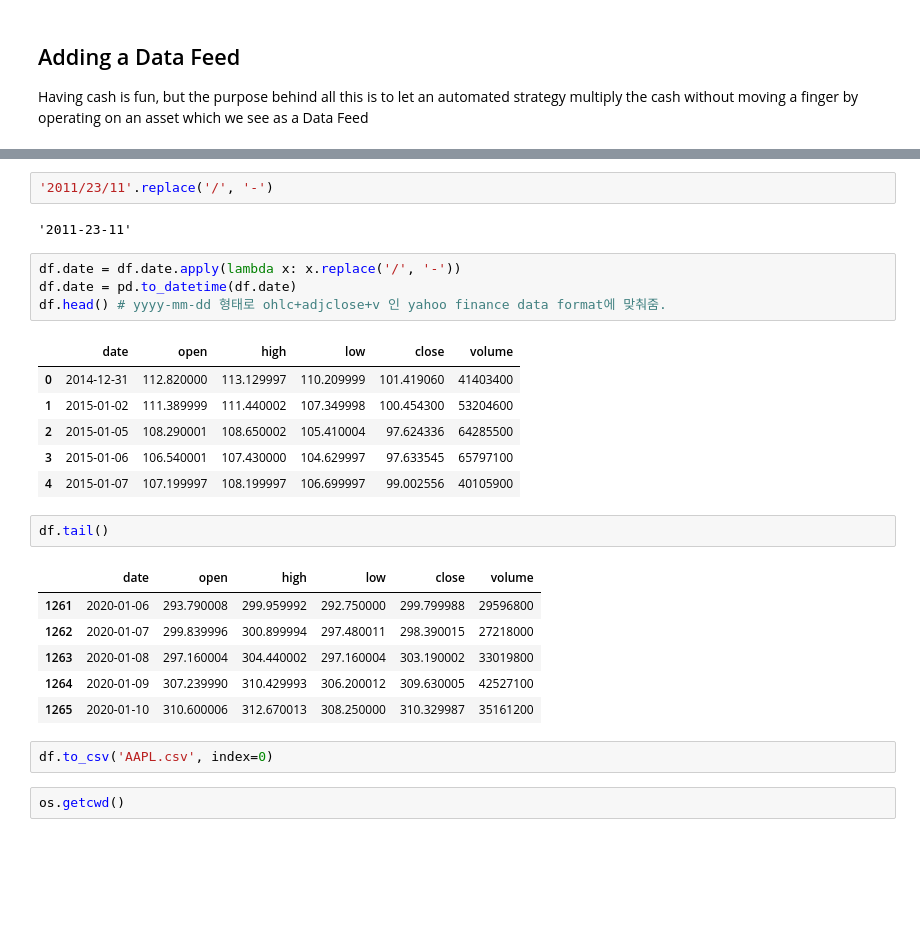
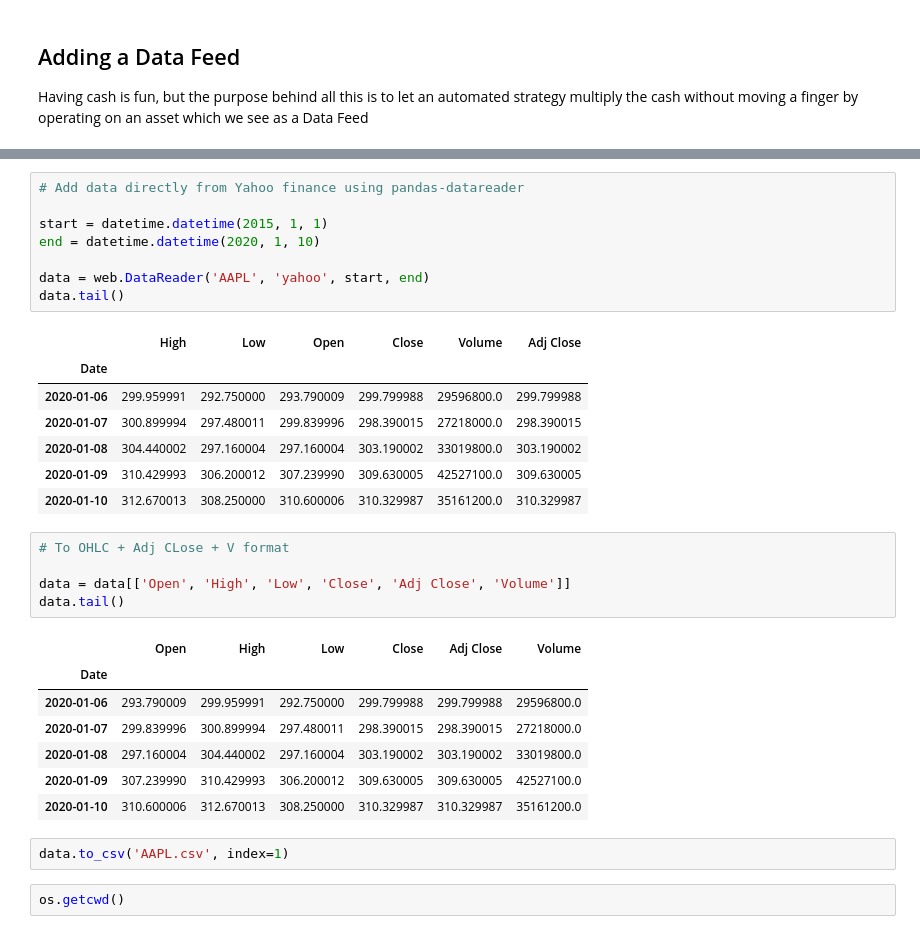
Before and after one commit to jaepil-choi/backtrader_tutorial, a Jupyter notebook: backtrader_tutorial.ipynb, the cells around one changed output, grey strips where cells are left out. Drawn from its saved outputs; the diff is of its cells as text; blank space fills up the shorter version.

```diff
--- a/backtrader_tutorial.ipynb
+++ b/backtrader_tutorial.ipynb
@@ -65,29 +62,34 @@ df.head()
-# %%
-'2011/23/11'.replace('/', '-')
-# %% [output]
-'2011-23-11'
-# %%
-df.date = df.date.apply(lambda x: x.replace('/', '-'))
-df.date = pd.to_datetime(df.date)
-df.head() # yyyy-mm-dd 형태로 ohlc+adjclose+v 인 yahoo finance data format에 맞춰줌.
-# %% [output]
-|  | date | open | high | low | close | volume |
-| 0 | 2014-12-31 | 112.820000 | 113.129997 | 110.209999 | 101.419060 | 41403400 |
-| 1 | 2015-01-02 | 111.389999 | 111.440002 | 107.349998 | 100.454300 | 53204600 |
-| 2 | 2015-01-05 | 108.290001 | 108.650002 | 105.410004 | 97.624336 | 64285500 |
-| 3 | 2015-01-06 | 106.540001 | 107.430000 | 104.629997 | 97.633545 | 65797100 |
-| 4 | 2015-01-07 | 107.199997 | 108.199997 | 106.699997 | 99.002556 | 40105900 |
-# %%
-df.tail()
-# %% [output]
-|  | date | open | high | low | close | volume |
-| 1261 | 2020-01-06 | 293.790008 | 299.959992 | 292.750000 | 299.799988 | 29596800 |
-| 1262 | 2020-01-07 | 299.839996 | 300.899994 | 297.480011 | 298.390015 | 27218000 |
-| 1263 | 2020-01-08 | 297.160004 | 304.440002 | 297.160004 | 303.190002 | 33019800 |
-| 1264 | 2020-01-09 | 307.239990 | 310.429993 | 306.200012 | 309.630005 | 42527100 |
-| 1265 | 2020-01-10 | 310.600006 | 312.670013 | 308.250000 | 310.329987 | 35161200 |
+# %%
+# Add data directly from Yahoo finance using pandas-datareader
+
+start = datetime.datetime(2015, 1, 1)
+end = datetime.datetime(2020, 1, 10)
+
+data = web.DataReader('AAPL', 'yahoo', start, end)
+data.tail()
+# %% [output]
+|  | High | Low | Open | Close | Volume | Adj Close |
+| Date |  |  |  |  |  |  |
+| 2020-01-06 | 299.959991 | 292.750000 | 293.790009 | 299.799988 | 29596800.0 | 299.799988 |
+| 2020-01-07 | 300.899994 | 297.480011 | 299.839996 | 298.390015 | 27218000.0 | 298.390015 |
+| 2020-01-08 | 304.440002 | 297.160004 | 297.160004 | 303.190002 | 33019800.0 | 303.190002 |
+| 2020-01-09 | 310.429993 | 306.200012 | 307.239990 | 309.630005 | 42527100.0 | 309.630005 |
+| 2020-01-10 | 312.670013 | 308.250000 | 310.600006 | 310.329987 | 35161200.0 | 310.329987 |
+# %%
+# To OHLC + Adj CLose + V format
+
+data = data[['Open', 'High', 'Low', 'Close', 'Adj Close', 'Volume']]
+data.tail()
+# %% [output]
+|  | Open | High | Low | Close | Adj Close | Volume |
+| Date |  |  |  |  |  |  |
+| 2020-01-06 | 293.790009 | 299.959991 | 292.750000 | 299.799988 | 299.799988 | 29596800.0 |
+| 2020-01-07 | 299.839996 | 300.899994 | 297.480011 | 298.390015 | 298.390015 | 27218000.0 |
+| 2020-01-08 | 297.160004 | 304.440002 | 297.160004 | 303.190002 | 303.190002 | 33019800.0 |
+| 2020-01-09 | 307.239990 | 310.429993 | 306.200012 | 309.630005 | 309.630005 | 42527100.0 |
+| 2020-01-10 | 310.600006 | 312.670013 | 308.250000 | 310.329987 | 310.329987 | 35161200.0 |
 # %%
-df.to_csv('AAPL.csv', index=0)
+data.to_csv('AAPL.csv', index=1)
 # %%
 os.getcwd()
 # %% [output]
```
Also changed, not shown: parts of 32 cells of this notebook, 1 other file.
